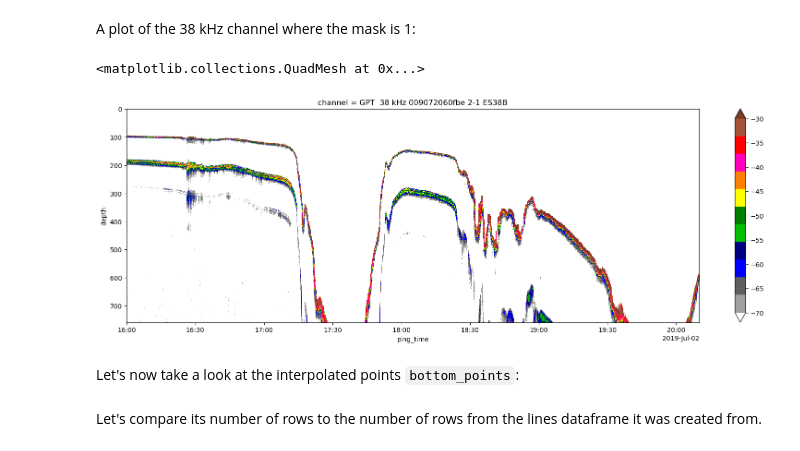
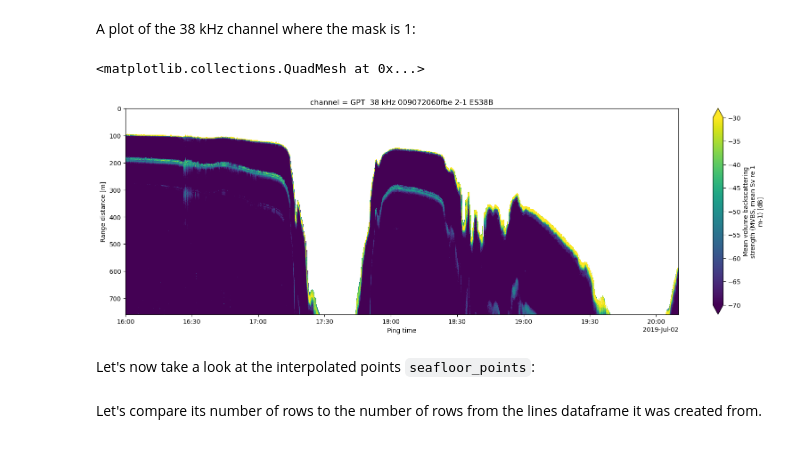
Before and after one commit to OSOceanAcoustics/echoregions, a Jupyter notebook: docs/source/Lines_functionality.ipynb, the cells around one changed output. Saved outputs shown, nothing was run; the diff lists cells and outputs as text; code cells hidden in the pictures.

Commit message:
use seafloor instead of bottom (#275)

```diff
--- a/docs/source/Lines_functionality.ipynb
+++ b/docs/source/Lines_functionality.ipynb
@@ -144,6 +144,6 @@ The `Lines` class has a function to do this specific task: `mask`. The `mask` fu
 # %%
 # Use the built in mask function
-bottom_mask_da, bottom_points = lines.bottom_mask(
+seafloor_mask_da, seafloor_points = lines.seafloor_mask(
     ds_Sv["Sv"].isel(channel=1).drop_vars("channel").compute(),
     operation="above_below",
     method="slinear",
@@ -201,19 +206,19 @@ A plot of the 38 kHz channel where the mask is 1:
 # %%
 # Get only 38 kHz channel values where the mask is 1
 mask_exists_Sv = xr.where(
-    bottom_mask_da == 1,
+    seafloor_mask_da == 1,
     ds_Sv["Sv"].isel(channel=1),
     np.nan,
 )
 
 # Plot the masked Sv
 plt.figure(figsize = (20, 6))
-mask_exists_Sv.plot.pcolormesh(y="depth", yincrease=False, vmin=-70, vmax=-30, cmap="ep.ek500")
+mask_exists_Sv.plot.pcolormesh(y="depth", yincrease=False, vmin=-70, vmax=-30)
 # %% [output]
 <matplotlib.collections.QuadMesh at 0x...>
-[figure, old version]
+[figure, new version]
 # %% [markdown]
-Let's now take a look at the interpolated points `bottom_points`:
+Let's now take a look at the interpolated points `seafloor_points`:
 # %% [markdown]
 Let's compare its number of rows to the number of rows from the lines dataframe it was created from.
 # %%
```
Also changed, not shown: parts of 26 cells of this notebook, 4 other files.
